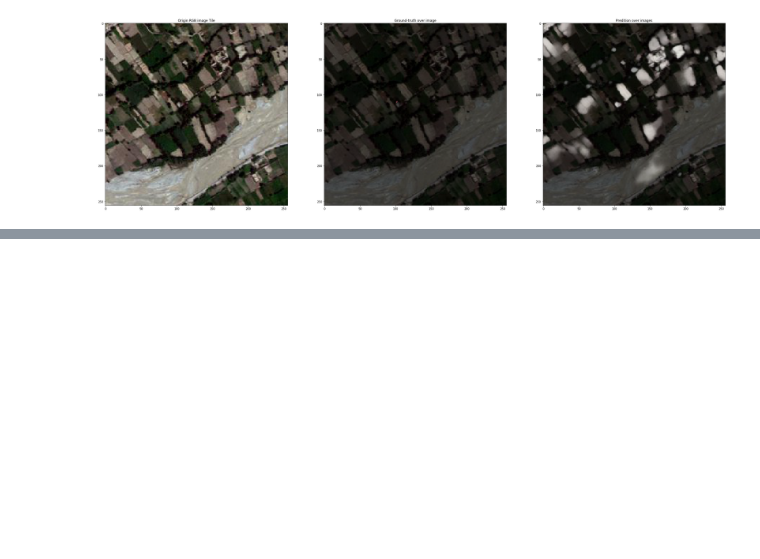
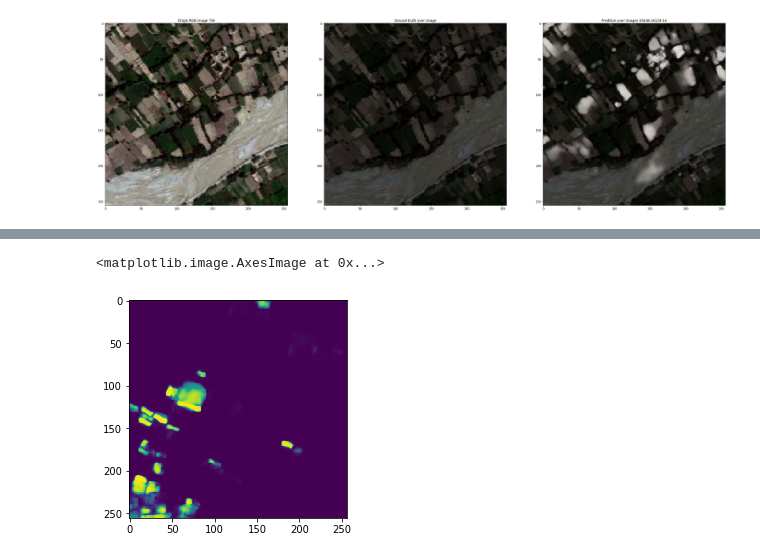
Before and after one commit to martham93/sandbox, a Jupyter notebook: LabelMaker_Afghanistan_Buildings.ipynb, the cells around one changed output, grey strips where cells are left out. Drawn from its saved outputs; the diff is of its cells as text; code cells hidden in the pictures; blank space fills up the shorter version.

```diff
--- a/LabelMaker_Afghanistan_Buildings.ipynb
+++ b/LabelMaker_Afghanistan_Buildings.ipynb
@@ -203,0 +351,7 @@ for pred in pred_list[0:5]:
+# %%
+pred_mask = mpimg.imread("predictions/nuristan_resnet_unet/45661-26116-16.png")
+# %%
+plt.imshow(pred_mask)
+# %% [output]
+<matplotlib.image.AxesImage at 0x...>
+[figure, added]
```
Also changed, not shown: parts of 103 cells of this notebook, 2 other files.
